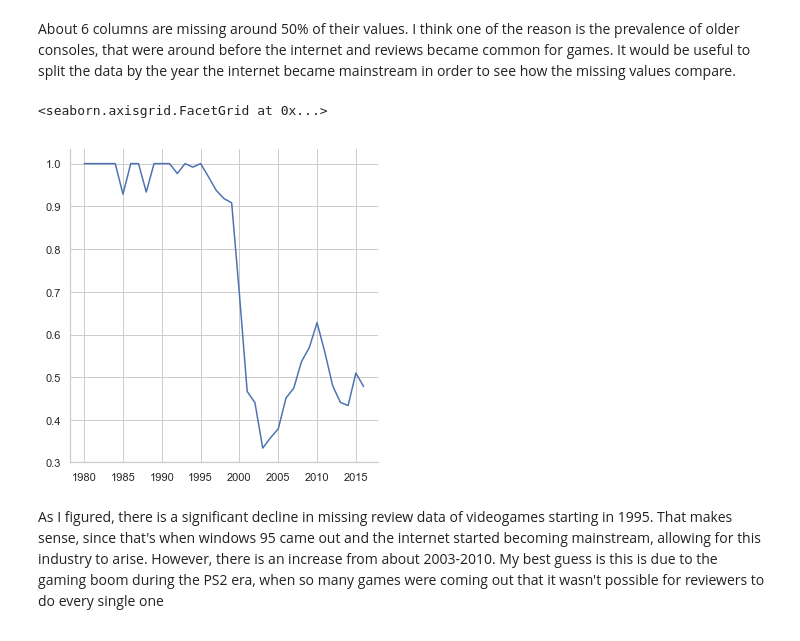
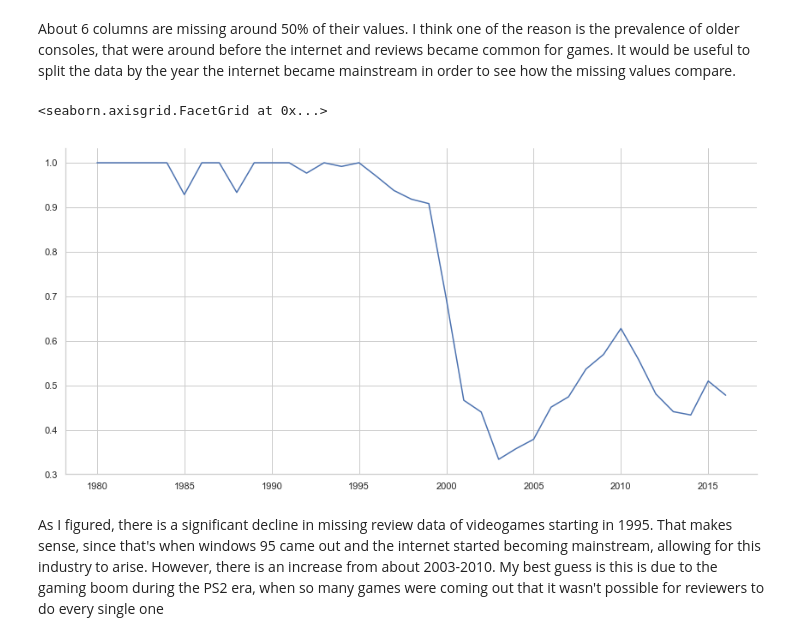
Before and after one commit to legomydiego/Thinkful-Unit-3, a Jupyter notebook: Supervised Learning Capstone Project.ipynb, the cells around one changed output. Cells and saved outputs as stored; diff of their text form; code cells hidden in the pictures.

```diff
--- a/Supervised Learning Capstone Project.ipynb
+++ b/Supervised Learning Capstone Project.ipynb
@@ -9,7 +10,7 @@ import seaborn as sns
 # %%
 df = pd.read_csv('Video_Games_Sales_as_at_22_Dec_2016.csv')
 # %%
-sns.set(style = "whitegrid", rc = {"figure.figsize": (10, 8)})
+sns.set(style = "whitegrid", rc = {"figure.figsize": (15, 9)})
 # %%
 df.head(10)
 # %% [output]
@@ -75,10 +76,10 @@ for year in range(1980,2017):
 # %%
 null_by_year = pd.DataFrame(null_list, list(np.arange(1980,2017)))
 # %%
-sns.relplot(data=null_by_year, kind='line', legend=False)
+sns.relplot(data=null_by_year, kind='line', legend=False, height=6, aspect=2)
 # %% [output]
 <seaborn.axisgrid.FacetGrid at 0x...>
-[figure, old version]
+[figure, new version]
 # %% [markdown]
 As I figured, there is a significant decline in missing review data of videogames starting in 1995. That makes sense, since that's when windows 95 came out and the internet started becoming mainstream, allowing for this industry to arise. However, there is an increase from about 2003-2010. My best guess is this is due to the gaming boom during the PS2 era, when so many games were coming out that it wasn't possible for reviewers to do every single one
 # %%
```
Also changed, not shown: parts of 7 cells of this notebook.
